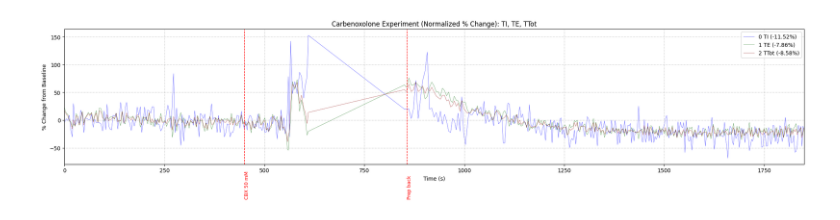
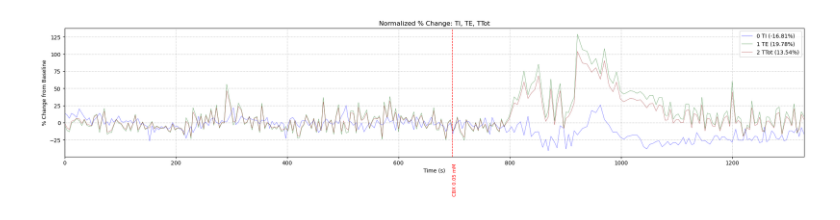
Before and after one commit to ashleighwalker/carbenoxolone, a Jupyter notebook: carbenoxolone analysis.ipynb, the cells around one changed output. Cells and saved outputs as stored; diff of their text form; code cells hidden in the pictures.

```diff
--- a/carbenoxolone analysis.ipynb
+++ b/carbenoxolone analysis.ipynb
@@ -5,11 +5,11 @@ import matplotlib.pyplot as plt
 import matplotlib.ticker as ticker
 
 #Load the .csv file
-csv_file = 'C:\\Users\\Ashle\\OneDrive\\Desktop\\Lab codes\\2025 data\\carbenoxolone data\\carbenoxolone.csv' #ashleigh's personal computer
-#csv_file = 'C:\\Users\\lab\\Documents\\src\\Ashleigh\\Data 2025\\carbenoxolone data\\carbenoxolone.csv' #lab computer
+#csv_file = 'C:\\Users\\Ashle\\OneDrive\\Desktop\\Lab codes\\2025 data\\carbenoxolone data\\carbenoxolone.csv' #ashleigh's personal computer
+csv_file = 'C:\\Users\\lab\\Documents\\src\\Ashleigh\\Data 2025\\carbenoxolone data\\250729 carbenoxolone.csv' #lab computer
 
 #Read CSV file
 data = pd.read_csv(csv_file) #reads the file
-#print(data)
+print(data)
 
 #all scoring has been reviewed, graphs reflet true data
@@ -126,72 +121,71 @@ plot_group(data, group2, colors_group2, event_times, event_labels, special_event
 # %%
-#Normalized percent change from baseline calculation and plotting
-baseline_range = (0, 122)
-postdrug_range = (123, len(data))   #based on breath number
+# baseline and postdrug windows in absolute time (seconds)
+baseline_start_time = 1379
+baseline_end_time   = 2080
+postdrug_start_time = 2080
+postdrug_end_time   = 2735
 
-normalized_data = data.copy() #make a copy of the data to hold normalized values
+# convert these times to integer positions in the dataframe
+baseline_start = data['Time'].searchsorted(baseline_start_time)
+baseline_end   = data['Time'].searchsorted(baseline_end_time)
+postdrug_start = data['Time'].searchsorted(postdrug_start_time)
+postdrug_end   = data['Time'].searchsorted(postdrug_end_time)
 
-# normalize each variable to baseline mean
+# copy data for normalized percent change
+normalized_data = data.copy()
+
+# normalize variables to baseline mean
 for var in group1 + group2:
-    baseline_mean = data[var].iloc[baseline_range[0]:baseline_range[1]].mean()
+    baseline_mean = data[var].iloc[baseline_start:baseline_end].mean()
     normalized_data[var] = (data[var] - baseline_mean) / baseline_mean * 100
 
-# compute mean percent change across postdrug window (using integer indices)
+# compute mean percent change in postdrug window
 percent_changes = {
-    var: normalized_data[var].iloc[postdrug_range[0]:postdrug_range[1]].mean()
-    for var in (group1 + group2)
+    var: normalized_data[var].iloc[postdrug_start:postdrug_end].mean()
+    for var in group1 + group2
 }
 
-x = data['Time_shifted']
+# shift x-axis so first time point = 0
+x_shifted = data['Time'] - data['Time'].iloc[0]
 
-
-# shared plotting function
+# plotting function for normalized data
 def plot_normalized(var_list, color_list, title, y_offset):
     plt.figure(figsize=(20, 5))
-
     for var, color in zip(var_list, color_list):
-        plt.plot(x, normalized_data[var], label=f"{var} ({percent_changes[var]:.2f}%)", linewidth=0.5, alpha=0.7, color=color)
-
-        # coeffs = np.polyfit(x, normalized_data[var], 1)
-        # trend = np.poly1d(coeffs)
-        # plt.plot(x, trend(x), linestyle='--', alpha=0.7, label=f"{var} trend", color=color)
-
+        plt.plot(
+            x_shifted,
+            normalized_data[var],
+            label=f"{var} ({percent_changes[var]:.2f}%)",
+            linewidth=0.5,
+            alpha=0.7,
+            color=color
+        )
     ax = plt.gca()
-
-    # special events (drug, prep return)
+    # add special events (shifted to match x-axis)
     for ev in special_events:
-        plt.axvline(x=ev['x'], color=ev['color'], linestyle=ev['linestyle'], linewidth=1)
-        plt.text( ev['x'], y_offset, ev['label'], transform=ax.get_xaxis_transform(), rotation=90, fontsize=9, color=ev['color'])
-
+        x_event_shifted = ev['x'] - data['Time'].iloc[0]
+        plt.axvline(x=x_event_shifted, color=ev['color'], linestyle=ev['linestyle'], linewidth=1)
+        plt.text(x_event_shifted, y_offset, ev['label'],
+                 rotation=90, transform=ax.get_xaxis_transform(),
+                 fontsize=9, color=ev['color'])
     plt.grid(True, which='both', linestyle=':', linewidth=1, alpha=0.9)
-    plt.xlim([0, max(x)])
+    plt.xlim([0, max(x_shifted)])
     plt.xlabel('Time (s)')
     plt.ylabel('% Change from Baseline')
     plt.title(title)
     plt.legend()
     plt.tight_layout()
     plt.show()
 
+# Plot group 1 variables together
+plot_normalized(group1, colors_group1,'Normalized % Change: TI, TE, TTot', -0.3)
 
-# plot group 1 variables together
-plot_normalized(
-    group1,
-    colors_group1,
-    'Carbenoxolone Experiment (Normalized % Change): TI, TE, TTot',
-    -0.25 #location of labels on graph
-)
+# Plot group 2 variables individually
+plot_normalized(group2, colors_group2, 'Normalized % Change: VT and Max', -0.3)
 
-# plot group 2 variables individually
-for var, color in zip(group2, colors_group2):
-    plot_normalized(
-        [var],
-        [color],
-        f'Carbenoxolone Experiment (Normalized % Change): {var}',
-        -0.31
-    )
-
-#print out the percent changes
+# print percent changes
 print("Normalized Mean % Change from Baseline:\n")
 for var, change in percent_changes.items():
     print(f"{var}: {change:.2f}% change from baseline")
 # %% [output]
-[figure, old version]
+[figure, new version]
```
Also changed, not shown: parts of 4 cells of this notebook.
